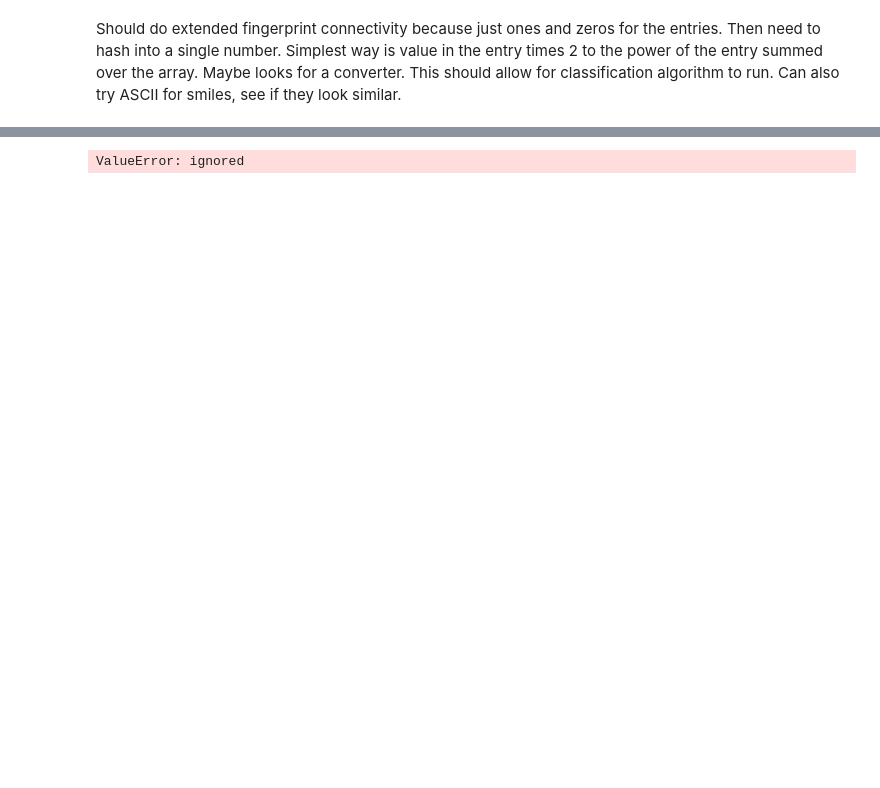
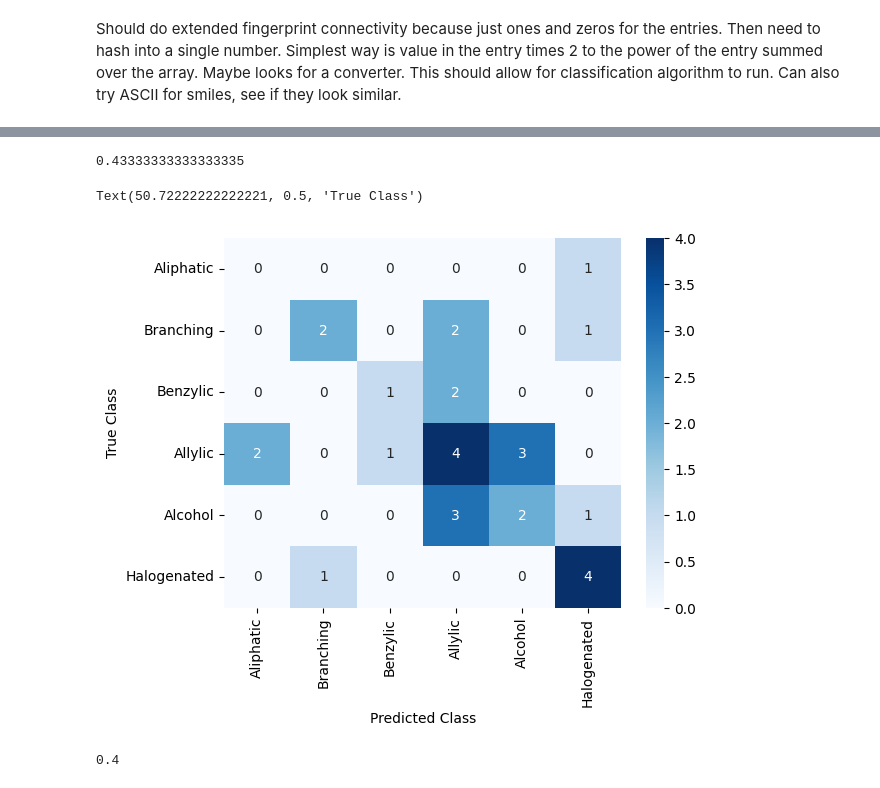
Before and after one commit to liam-haas/CLPS0950_FinalProject, a Jupyter notebook: FinalProject.ipynb, the cells around one changed output, grey strips where cells are left out. Saved outputs shown, nothing was run; the diff lists cells and outputs as text; code cells hidden in the pictures; blank space fills up the shorter version.

Commit message:
Working on machine learning models for predicting the class of the molecule

```diff
--- a/FinalProject.ipynb
+++ b/FinalProject.ipynb
@@ -66,6 +65,2 @@ Requirement already satisfied: threadpoolctl>=2.0.0 in /usr/local/lib/python3.10
 # %% [markdown]
 Should do extended fingerprint connectivity because just ones and zeros for the entries. Then need to hash into a single number. Simplest way is value in the entry times 2 to the power of the entry summed over the array. Maybe looks for a converter. This should allow for classification algorithm to run. Can also try ASCII for smiles, see if they look similar.
-# %%
-for mol in test_table['Molecule']:
-  test_table['fingerprint'] = RDKFingerprint(mol)
-test_table
@@ -89,0 +81,14 @@ test_table
+# %%
+hash_list = []
+for mol in test_table['Molecule']:
+  bi = {}
+  fingerprint = AllChem.GetMorganFingerprintAsBitVect(mol, 2, nBits=64, bitInfo=bi)
+  fp_arr = np.zeros((1,))
+  DataStructs.ConvertToNumpyArray(fingerprint, fp_arr)
+  fp_list = fp_arr.tolist()
+  hash = 0
+  for entry in fp_list:
+    hash += entry * math.pow(2, fp_list.index(entry))
+  hash_list.append(hash)
+test_table['fingerprint'] = hash_list
+test_table
@@ -90,10 +113,35 @@ test_table
 # %%
-feature = test_table['fingerprint']
+feature = test_table[['fingerprint']]
 target = test_table['Class']
-# %%
-from sklearn.ensemble import RandomForestClassifier
-
-model = RandomForestClassifier(n_estimators = 200, max_depth = 10, random_state = 40)
-model.fit(feature, target)
-# %% [output]
-ValueError: ignored
+# %%
+from sklearn.ensemble import RandomForestClassifier
+from sklearn.model_selection import train_test_split
+from sklearn.metrics import confusion_matrix
+import seaborn as sns
+from sklearn.preprocessing import MinMaxScaler
+import matplotlib.pyplot as plt
+
+model = RandomForestClassifier(n_estimators = 200, max_depth = 7)
+x_train, x_test, y_train, y_test = train_test_split(feature, target, test_size = .30, random_state = 343)
+
+model.fit(x_train, y_train)
+print(model.score(x_test, y_test))
+
+prediction = model.predict(x_test)
+conf_mat = confusion_matrix(y_test, prediction)
+labels = ['Aliphatic', 'Branching', 'Benzylic', 'Allylic', 'Alcohol', 'Halogenated']
+sns.heatmap(conf_mat, annot = True, cmap = 'Blues', xticklabels = labels, yticklabels = labels)
+plt.xlabel('Predicted Class')
+plt.ylabel('True Class')
+# %% [output]
+0.43333333333333335
+Text(50.72222222222221, 0.5, 'True Class')
+[figure, added]
+# %%
+from sklearn.model_selection import cross_val_score, ShuffleSplit
+
+splitter = ShuffleSplit(n_splits = 5, random_state = 80)
+scores = cross_val_score(model, feature, target, cv = splitter)
+scores.mean()
+# %% [output]
+0.4
```
Also changed, not shown: parts of 8 cells of this notebook.
